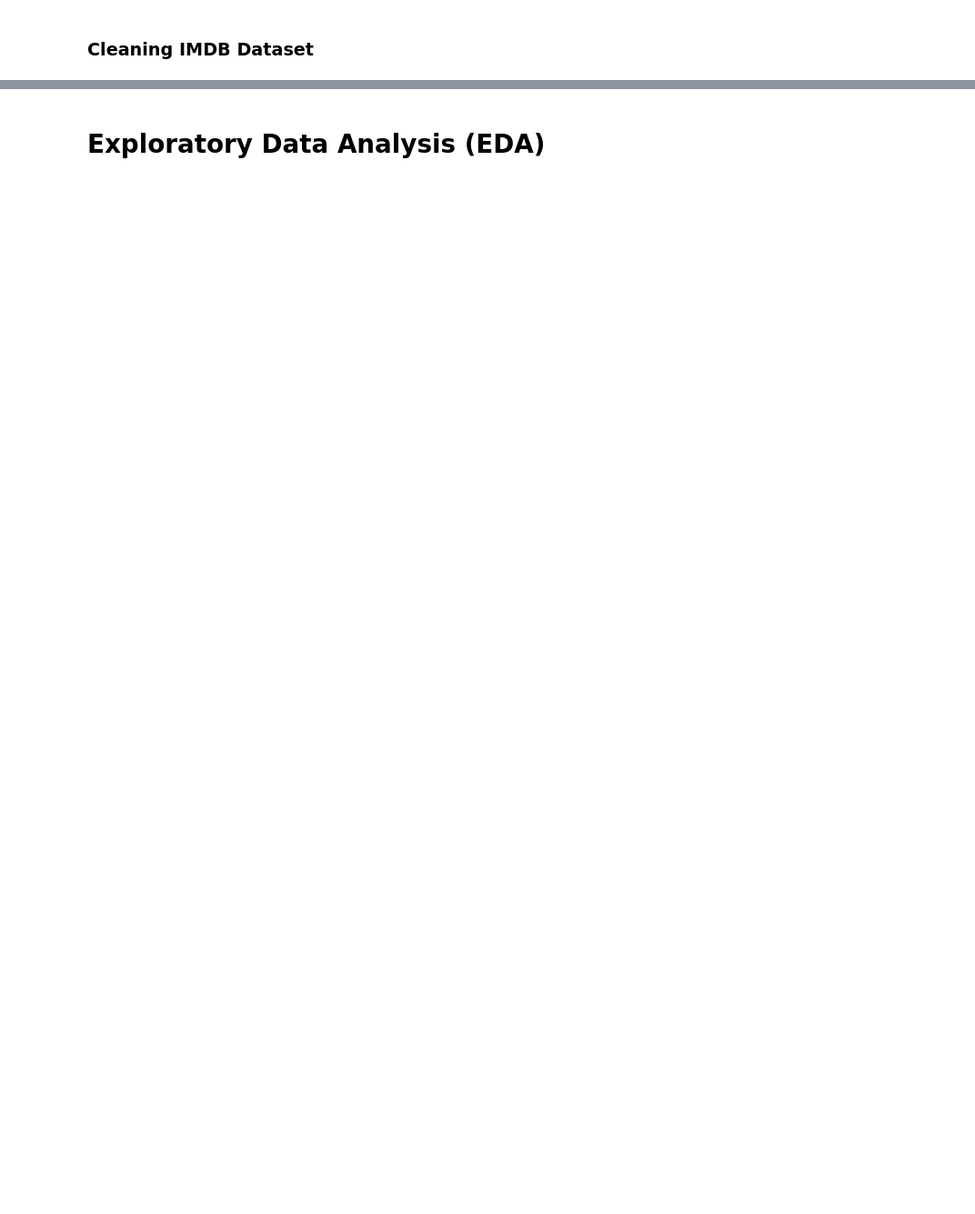
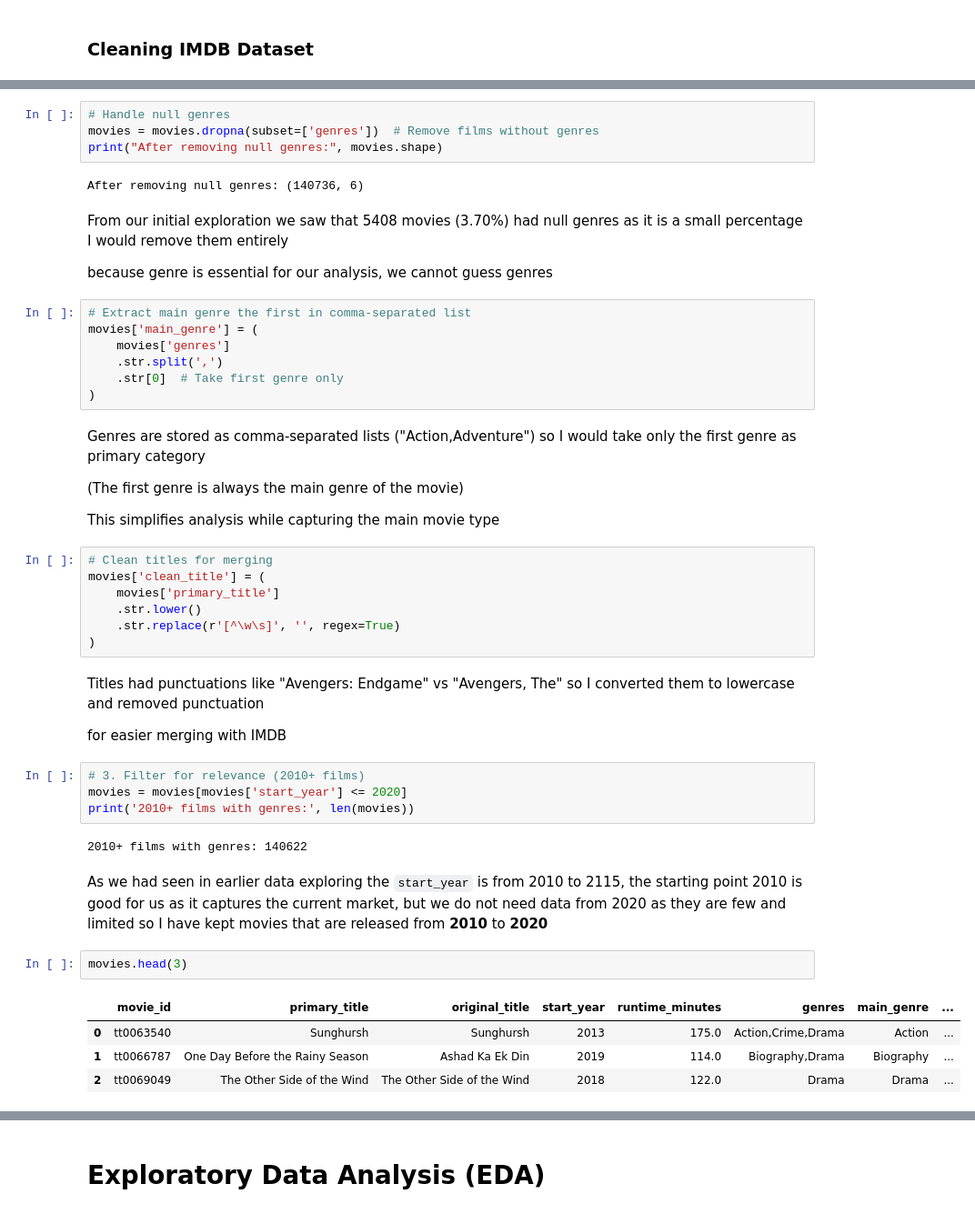
Before and after one commit to patsi-dev/Phase-2-Project-Repository, a Jupyter notebook: index.ipynb, the cells around one changed output, grey strips where cells are left out. Shown at 91% size. Drawn from its saved outputs; the diff is of its cells as text; blank space fills up the shorter version.

```diff
--- a/index.ipynb
+++ b/index.ipynb
@@ -494,0 +540,49 @@ The Numbers dataset contains zero null values across all columns. This was confi
+# %%
+# Handle null genres
+movies = movies.dropna(subset=['genres'])  # Remove films without genres
+print("After removing null genres:", movies.shape)
+# %% [output]
+After removing null genres: (140736, 6)
+# %% [markdown]
+From our initial exploration we saw that 5408 movies (3.70%) had null genres as it is a small percentage I would remove them entirely
+
+because genre is essential for our analysis, we cannot guess genres
+# %%
+# Extract main genre the first in comma-separated list
+movies['main_genre'] = (
+    movies['genres']
+    .str.split(',')
+    .str[0]  # Take first genre only
+)
+# %% [markdown]
+Genres are stored as comma-separated lists ("Action,Adventure") so I would take only the first genre as primary category
+
+(The first genre is always the main genre of the movie)
+
+This simplifies analysis while capturing the main movie type
+# %%
+# Clean titles for merging
+movies['clean_title'] = (
+    movies['primary_title']
+    .str.lower()
+    .str.replace(r'[^\w\s]', '', regex=True)
+)
+# %% [markdown]
+Titles had punctuations like "Avengers: Endgame" vs "Avengers, The" so I converted them to lowercase and removed punctuation
+
+for easier merging with IMDB
+# %%
+# 3. Filter for relevance (2010+ films)
+movies = movies[movies['start_year'] <= 2020]
+print('2010+ films with genres:', len(movies))
+# %% [output]
+2010+ films with genres: 140622
+# %% [markdown]
+As we had seen in earlier data exploring the `start_year` is from 2010 to 2115, the starting point 2010 is good for us as it captures the current market, but we do not need data from 2020 as they are few and limited so I have kept movies that are released from **2010** to **2020**
+# %%
+movies.head(3)
+# %% [output]
+|  | movie_id | primary_title | original_title | start_year | runtime_minutes | genres | main_genre | ... |
+| 0 | tt0063540 | Sunghursh | Sunghursh | 2013 | 175.0 | Action,Crime,Drama | Action | ... |
+| 1 | tt0066787 | One Day Before the Rainy Season | Ashad Ka Ek Din | 2019 | 114.0 | Biography,Drama | Biography | ... |
+| 2 | tt0069049 | The Other Side of the Wind | The Other Side of the Wind | 2018 | 122.0 | Drama | Drama | ... |
```
Also changed, not shown: parts of 60 cells of this notebook.
